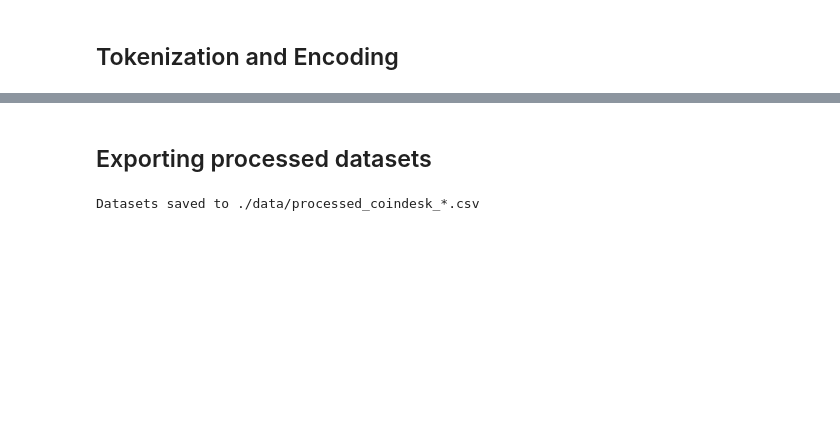
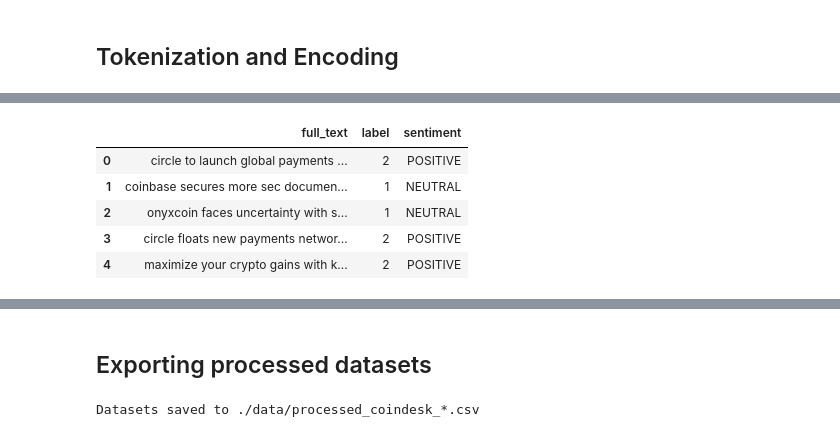
Before and after one commit to hstoklosa/sentix-nlp, a Jupyter notebook: preprocessing.ipynb, the cells around one changed output, grey strips where cells are left out. Drawn from its saved outputs; the diff is of its cells as text; code cells hidden in the pictures; blank space fills up the shorter version.

```diff
--- a/preprocessing.ipynb
+++ b/preprocessing.ipynb
@@ -157,0 +201,18 @@ def tokenize_function(text):
+# %%
+# Map sentiment to numerical labels
+sentiment_map = {
+    'NEGATIVE': 0,
+    'NEUTRAL': 1,
+    'POSITIVE': 2
+}
+
+# Create labels column
+df['label'] = df['sentiment'].map(sentiment_map)
+df[['full_text', 'label', 'sentiment']].head()
+# %% [output]
+|  | full_text | label | sentiment |
+| 0 | circle to launch global payments ... | 2 | POSITIVE |
+| 1 | coinbase secures more sec documen... | 1 | NEUTRAL |
+| 2 | onyxcoin faces uncertainty with s... | 1 | NEUTRAL |
+| 3 | circle floats new payments networ... | 2 | POSITIVE |
+| 4 | maximize your crypto gains with k... | 2 | POSITIVE |
```
Also changed, not shown: parts of 27 cells of this notebook.
